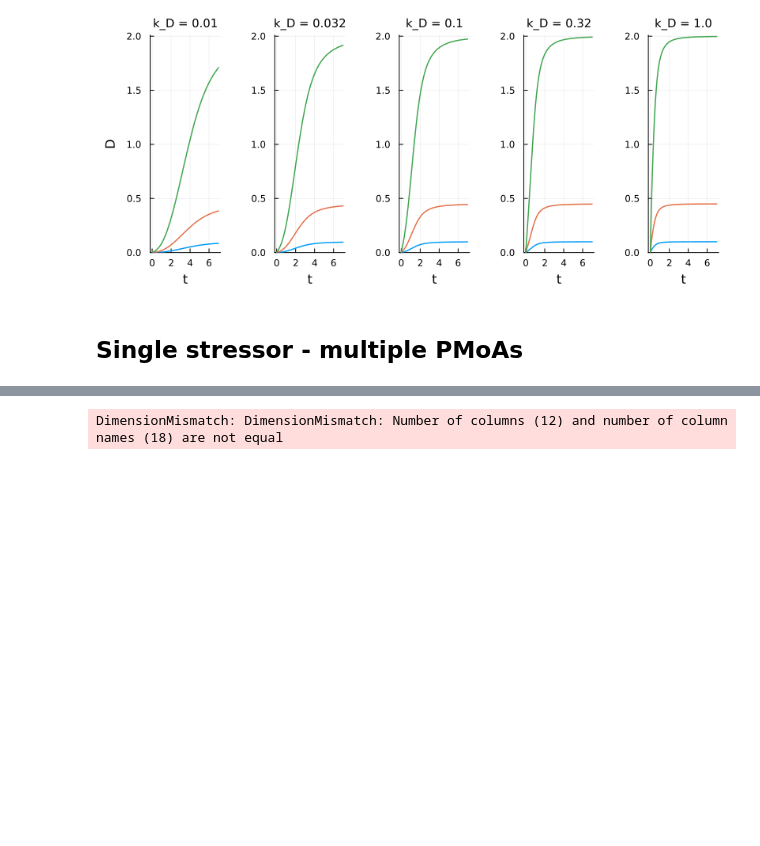
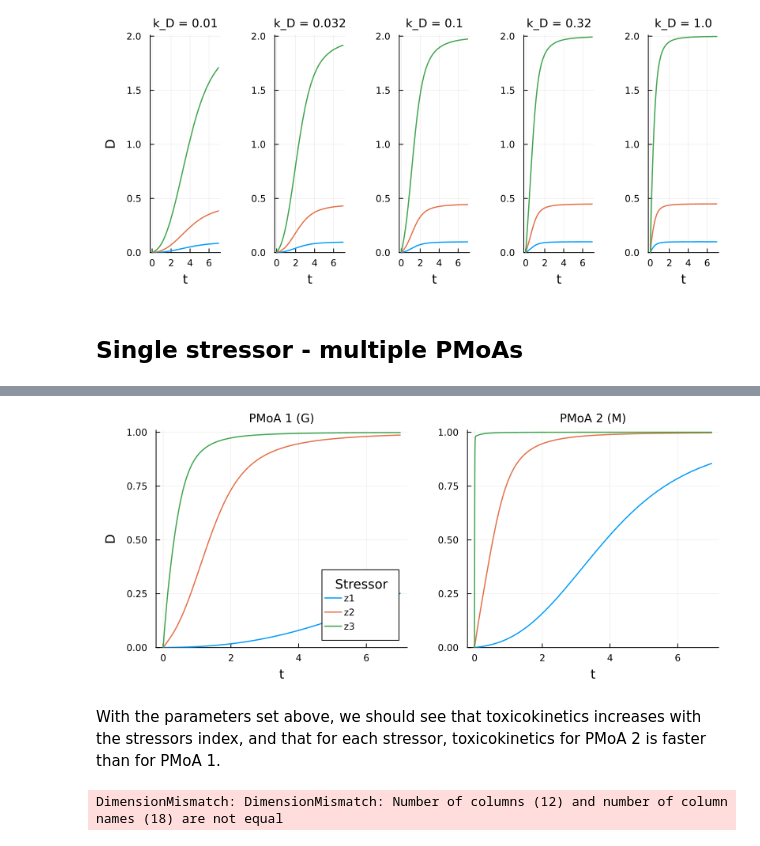
Before and after one commit to SimonHansul/DEBBase.jl, a Jupyter notebook: notebooks/ImplementationVerification/ImplemenationVerification_20231222_TK.ipynb, the cells around one changed output, grey strips where cells are left out. Drawn from its saved outputs; the diff is of its cells as text; code cells hidden in the pictures; blank space fills up the shorter version.

```diff
--- a/notebooks/ImplementationVerification/ImplemenationVerification_20231222_TK.ipynb
+++ b/notebooks/ImplementationVerification/ImplemenationVerification_20231222_TK.ipynb
@@ -151,3 +79,58 @@ out = simulator(glb, deb)
+# %%
+p = plot( # define plot
+    layout = (1,2),
+    xlabel = "t",
+    ylabel = ["D" "" "" "" ""],
+    size = (800,350),
+    bottommargin = 5mm,
+    leftmargin = 5mm,
+    ylim = (0, 1.01),
+    leg = true, legendtitle = ["Stressor" nothing],
+    title = ["PMoA 1 (G)" "PMoA 2 (M)"]
+    )
+
+
+glb = GlobalBaseParams(C_W = [1., 1., 1.], t_max = 7)
+deb = DEBBaseParams(
+    # k_D-Matrix for two PMoAs and three stressors
+    k_D = [
+        .001 .01;
+        .1 .5;
+        1. 100.
+        ],
+    # drc_functs and drc_functs also currently has to match exactly in shape
+    # this might be simplified so that the same drc functs are assumed per PMoA across stressors
+    drc_functs = [
+        LL2 LL2M;
+        LL2 LL2M;
+        LL2 LL2M;
+        LL2 LL2M
+    ],
+    drc_params = [
+        (1., 2.) (1., 2.);
+        (1., 2.) (1., 2.);
+        (1., 2.) (1., 2.)
+    ])
+
+out = simulator(glb, deb)
+
+# damage for stressor 1
+@df out plot!(p, :t, :D_1_1, subplot = 1, label = "z1")
+@df out plot!(p, :t, :D_2_1, subplot = 2, label = nothing)
+
+# damage for stressor 2
+@df out plot!(p, :t, :D_1_2, subplot = 1, label = "z2")
+@df out plot!(p, :t, :D_2_2, subplot = 2, label = nothing)
+
+# damage for stressor 3
+@df out plot!(p, :t, :D_1_3, subplot = 1, label = "z3")
+@df out plot!(p, :t, :D_2_3, subplot = 2, label = nothing)
+
+display(p)
+# %% [output]
+[figure, added]
+# %% [markdown]
+With the parameters set above, we should see that toxicokinetics increases with the stressors index, and that for each stressor, toxicokinetics for PMoA 2 is faster than for PMoA 1.
 # %%
 p = plot(
     layout = (1,3),
```
Also changed, not shown: parts of 15 cells of this notebook, 6 other files.
